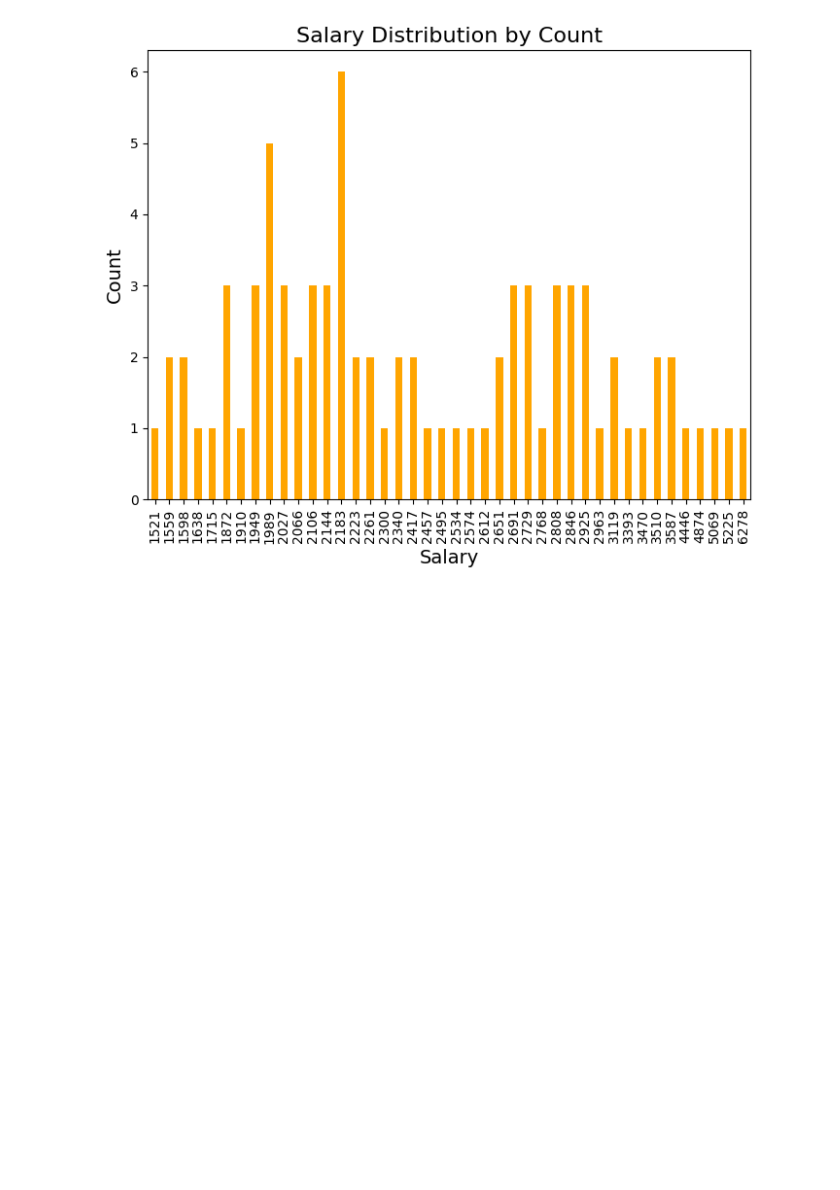
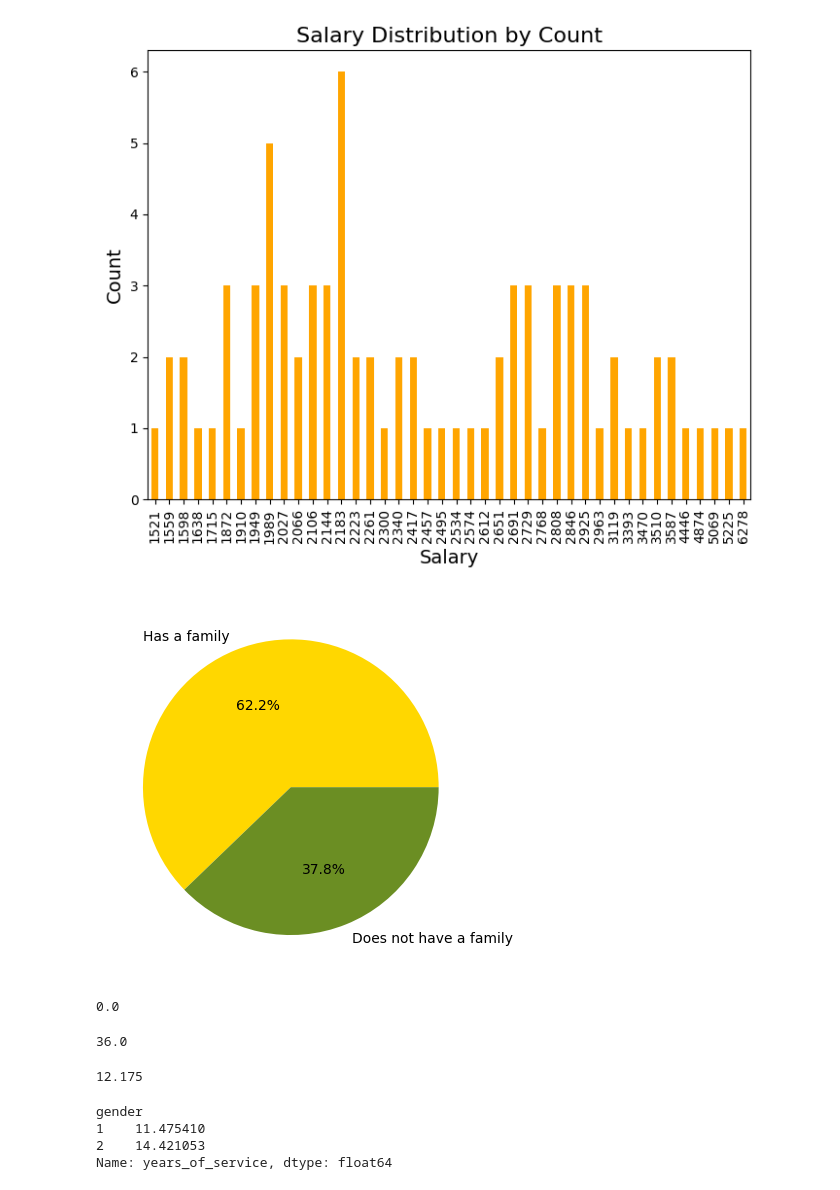
Before and after one commit to YSPLS/Tiedonk-sittely-pythonilla, a Jupyter notebook: code/project.ipynb, the cells around one changed output. Saved outputs shown, nothing was run; the diff lists cells and outputs as text; code cells hidden in the pictures; blank space fills up the shorter version.

```diff
--- a/code/project.ipynb
+++ b/code/project.ipynb
@@ -245,3 +245,38 @@ plt.show()
 # %% [output]
 TypeError: text() missing 1 required positional argument: 's'
 [figure]
+# %%
+# Create pie chart for the 'family' column
+# Total number of each family status
+names = ['Has a family', 'Does not have a family']
+df3=df['family'].value_counts()
+
+# Create a pieplot
+plt.pie(df3, labels=names, colors=['gold','olivedrab'], autopct='%1.1f%%')
+plt.show()
+# %% [output]
+[figure, added]
+# %%
+min(df['years_of_service'])
+# %% [output]
+0.0
+# %%
+max(df['years_of_service'])
+# %% [output]
+36.0
+# %%
+avg=df['years_of_service'].mean()
+avg
+# %% [output]
+12.175
+# %%
+#Mean of years of service by gender
+df1=pd.DataFrame(df)
+
+gender_yearsofservice = df1.groupby('gender')['years_of_service'].mean()
+gender_yearsofservice
+# %% [output]
+gender
+1    11.475410
+2    14.421053
+Name: years_of_service, dtype: float64
```
Also changed, not shown: parts of 1 cell of this notebook.
